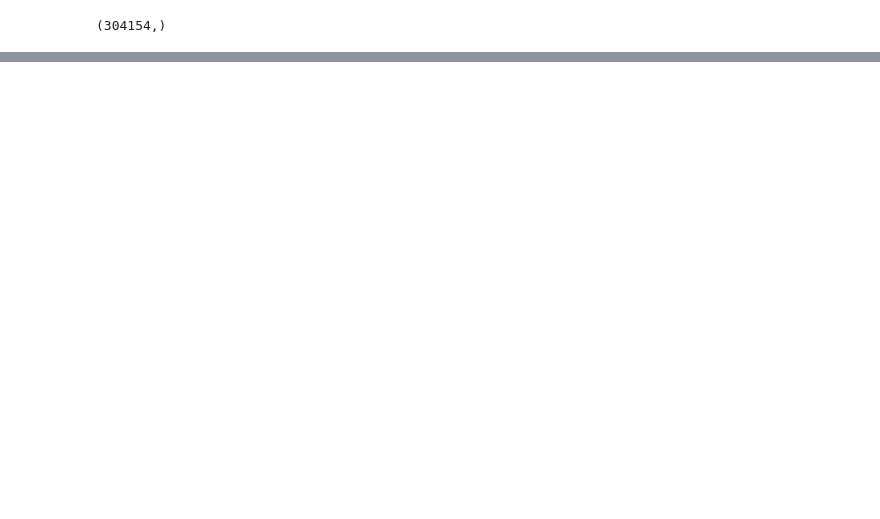
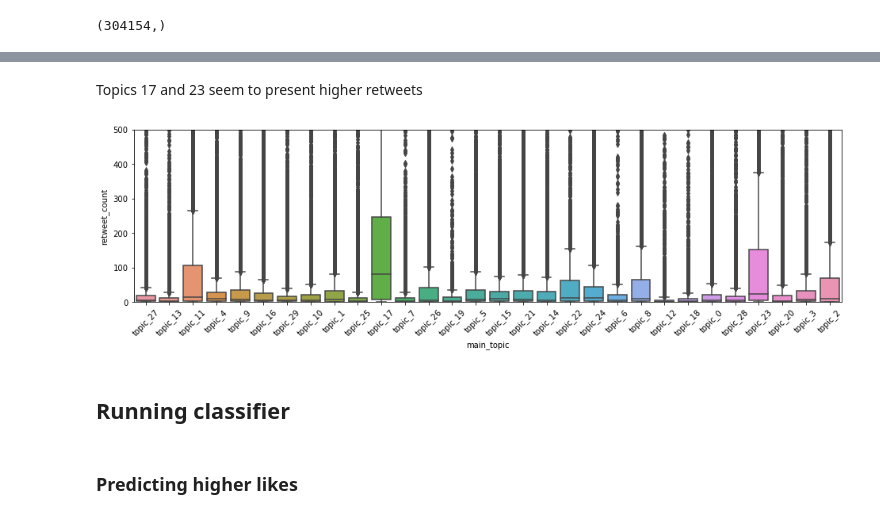
Before and after one commit to ossamum/kuleuven-thesis, a Jupyter notebook: 02_TopicModeling.ipynb, the cells around one changed output, grey strips where cells are left out. Saved outputs shown, nothing was run; the diff lists cells and outputs as text; code cells hidden in the pictures; blank space fills up the shorter version.

```diff
--- a/02_TopicModeling.ipynb
+++ b/02_TopicModeling.ipynb
@@ -106,0 +211,11 @@ the rt of in to is and for on be that are we with has this it turkey by not
+# %% [markdown]
+Topics 17 and 23 seem to present higher retweets
+# %%
+plt.figure(figsize=(16, 4))
+plt.ylim(0, 500)
+plt.xticks(rotation=45)
+sns.boxplot(data=a, x='main_topic', y='retweet_count');
+# %% [output]
+[figure, added]
+# %% [markdown]
+## Running classifier
@@ -106,0 +226,2 @@ the rt of in to is and for on be that are we with has this it turkey by not
+# %% [markdown]
+### Predicting higher likes
```
Also changed, not shown: parts of 56 cells of this notebook.
